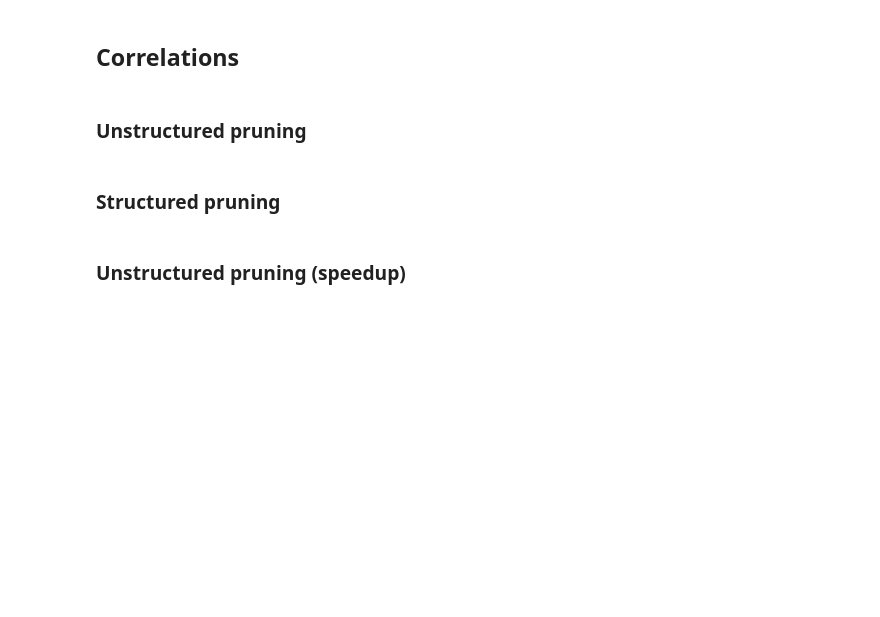
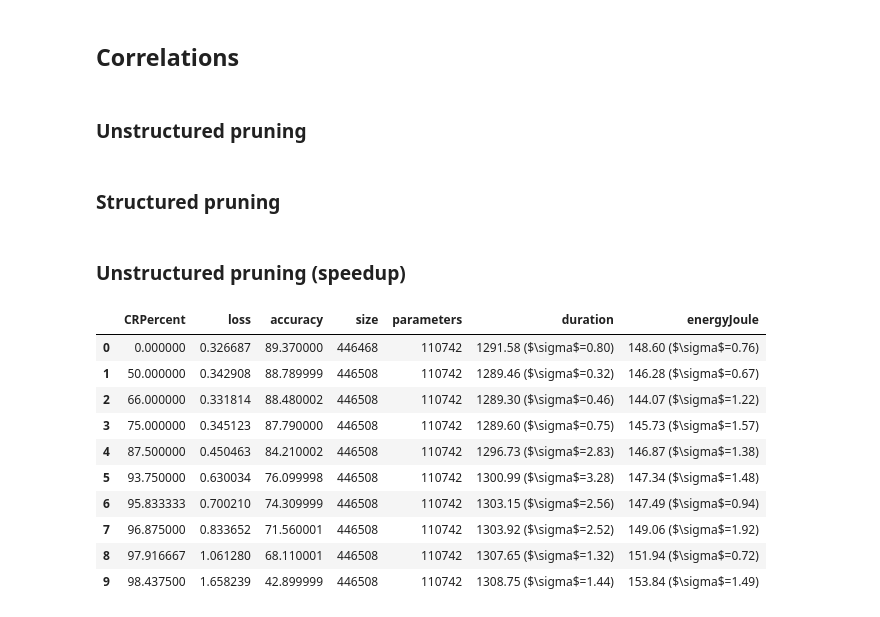
Before and after one commit to widmannthomas/convolutional_neural_network_energy_improvement, a Jupyter notebook: src/mnist/tools/correlation_analysis.ipynb, the cells around one changed output. Cells and saved outputs as stored; diff of their text form; code cells hidden in the pictures; blank space fills up the shorter version.

```diff
--- a/src/mnist/tools/correlation_analysis.ipynb
+++ b/src/mnist/tools/correlation_analysis.ipynb
@@ -100,3 +137,25 @@ df_unstructured_with_baseline_speedup_corr = df_unstructured_pruning_speedup[["C
 df_unstructured_with_baseline_speedup_corr.to_csv(path_or_buf="../../../src/mnist/train/models/unstructured_pruning/inference_speedup_corr.csv", sep=';')
 save_corr_as_tex(df_unstructured_with_baseline_speedup_corr, "../../../src/mnist/train/models/unstructured_pruning/inference_speedup_corr.tex")
 df_unstructured_with_baseline_speedup_corr.head()
+# %%
+df = df_unstructured_pruning
+df_latex = df[["CRPercent", "loss", "accuracy", "size", "parameters", "duration", "energyJoule"]].copy()
+df_latex.loc[:,'CRPercent'] *= 100
+df_latex.loc[:,'accuracy'] *= 100
+df_latex["duration"] = df_latex["duration"].apply(lambda x: '{0:.2f}'.format(x * 1000)) + " ($\sigma$=" + df["durationStd"].apply(lambda x: '{0:.2f}'.format(x * 1000)) + ")"
+df_latex["energyJoule"] = df_latex["energyJoule"].apply(lambda x: '{0:.2f}'.format(x * 1000)) + " ($\sigma$=" + df["energyJouleStd"].apply(lambda x: '{0:.2f}'.format(x * 1000)) + ")"
+df_latex.to_latex(buf="test.tex", index=None, header=["CR [\%]", "Loss", "Accuracy [\%]", "Size [Bytes]", "Parameters", "Duration [ms]", "Energy [mJ]"], float_format=lambda x: '%10.2f' % x, escape=False)
+
+df_latex.head(10)
+# %% [output]
+|  | CRPercent | loss | accuracy | size | parameters | duration | energyJoule |
+| 0 | 0.000000 | 0.326687 | 89.370000 | 446468 | 110742 | 1291.58 ($\sigma$=0.80) | 148.60 ($\sigma$=0.76) |
+| 1 | 50.000000 | 0.342908 | 88.789999 | 446508 | 110742 | 1289.46 ($\sigma$=0.32) | 146.28 ($\sigma$=0.67) |
+| 2 | 66.000000 | 0.331814 | 88.480002 | 446508 | 110742 | 1289.30 ($\sigma$=0.46) | 144.07 ($\sigma$=1.22) |
+| 3 | 75.000000 | 0.345123 | 87.790000 | 446508 | 110742 | 1289.60 ($\sigma$=0.75) | 145.73 ($\sigma$=1.57) |
+| 4 | 87.500000 | 0.450463 | 84.210002 | 446508 | 110742 | 1296.73 ($\sigma$=2.83) | 146.87 ($\sigma$=1.38) |
+| 5 | 93.750000 | 0.630034 | 76.099998 | 446508 | 110742 | 1300.99 ($\sigma$=3.28) | 147.34 ($\sigma$=1.48) |
+| 6 | 95.833333 | 0.700210 | 74.309999 | 446508 | 110742 | 1303.15 ($\sigma$=2.56) | 147.49 ($\sigma$=0.94) |
+| 7 | 96.875000 | 0.833652 | 71.560001 | 446508 | 110742 | 1303.92 ($\sigma$=2.52) | 149.06 ($\sigma$=1.92) |
+| 8 | 97.916667 | 1.061280 | 68.110001 | 446508 | 110742 | 1307.65 ($\sigma$=1.32) | 151.94 ($\sigma$=0.72) |
+| 9 | 98.437500 | 1.658239 | 42.899999 | 446508 | 110742 | 1308.75 ($\sigma$=1.44) | 153.84 ($\sigma$=1.49) |
```
Also changed, not shown: parts of 4 cells of this notebook, 8 other files.
